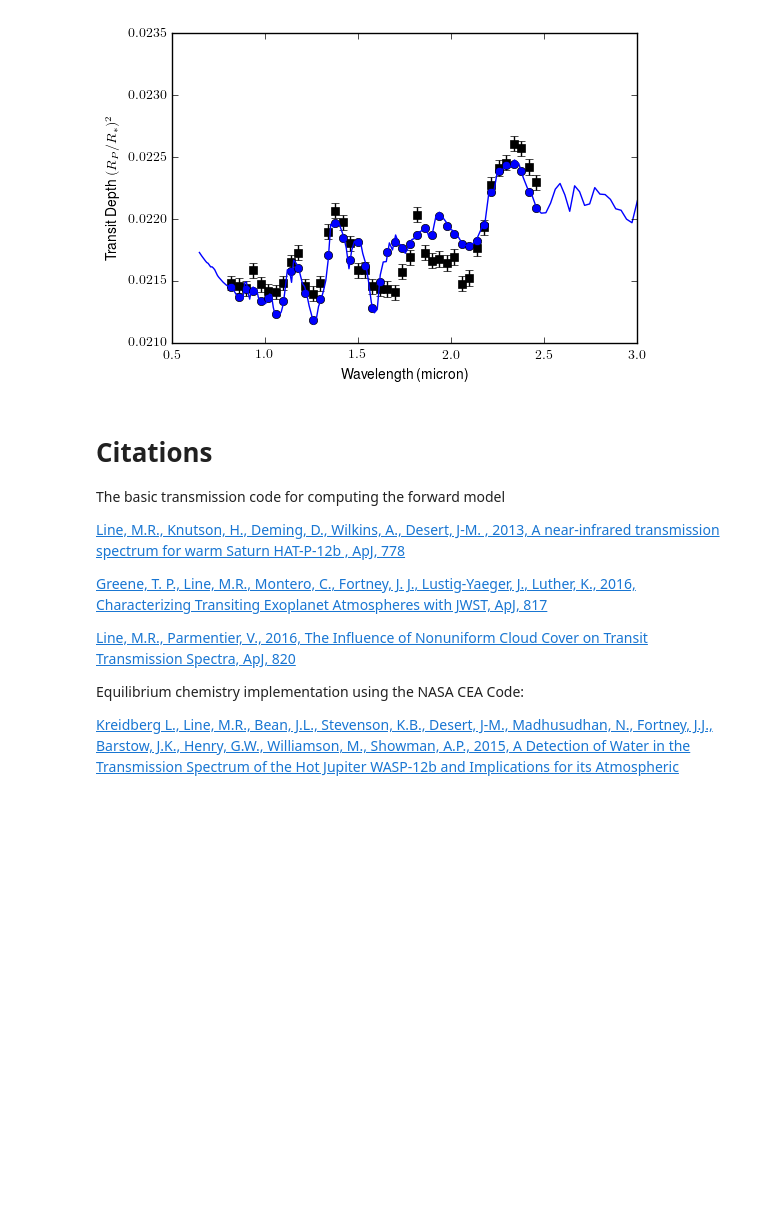
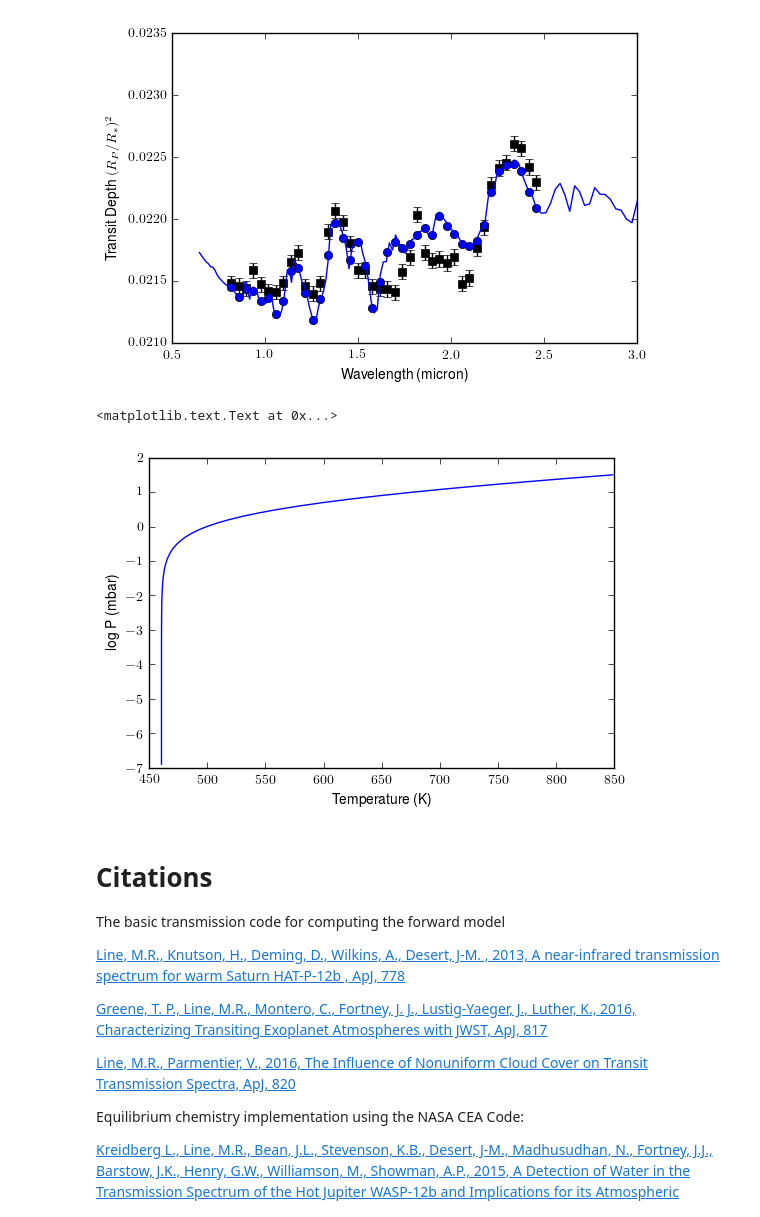
Before and after one commit to ExoCTK/ETEO_JWST, a Jupyter notebook: retrieval/Simple Atmospheric Retrieval.ipynb, the cells around one changed output. Cells and saved outputs as stored; diff of their text form; code cells hidden in the pictures; blank space fills up the shorter version.

Commit message:
Add thermal profile

```diff
--- a/retrieval/Simple Atmospheric Retrieval.ipynb
+++ b/retrieval/Simple Atmospheric Retrieval.ipynb
@@ -99,6 +99,14 @@ plt.ylabel('Transit Depth $(R_P/R_*)^2$')
 # %% [output]
 <matplotlib.text.Text at 0x...>
 [figure]
+# %%
+T, logP = best_fit_model.thermal_profile()
+plt.plot(T, logP)
+plt.xlabel('Temperature (K)')
+plt.ylabel('log P (mbar)')
+# %% [output]
+<matplotlib.text.Text at 0x...>
+[figure, added]
 # %%
 np.savez("WASP107b-RetrievalSpec.npz", full_wave=best_fit_model.full_wavelength, full_trans=best_fit_model.full_flux,
         data_wave=binned_wave, data_trans=binned_rprs_sq, data_err=binned_rprs_sq_err, model_trans=best_fit_model(binned_wave))
```
